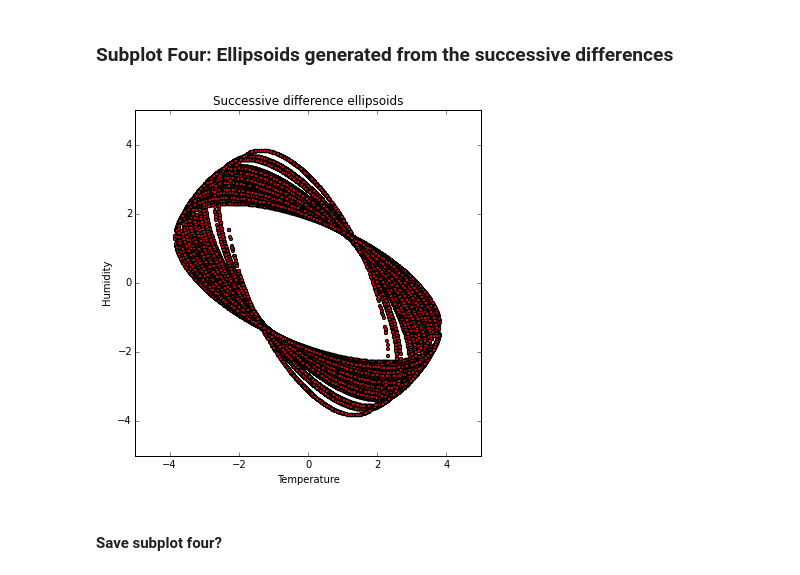
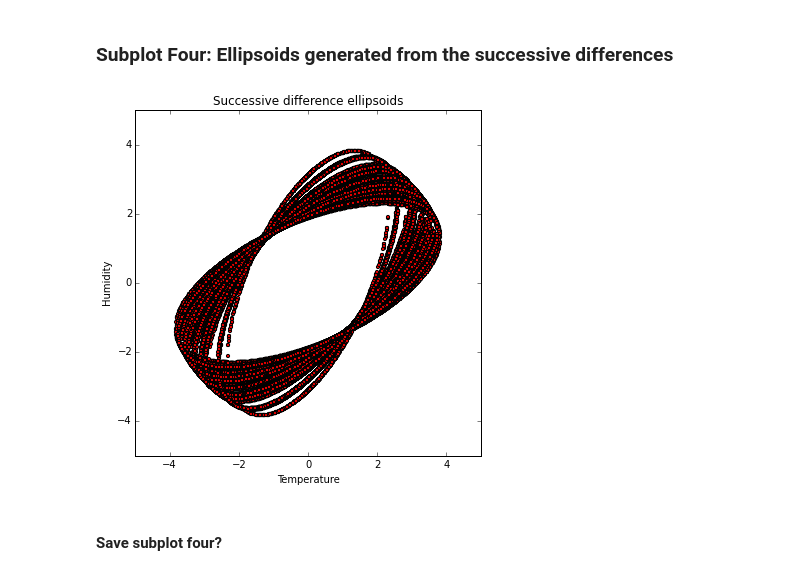
Before and after one commit to HarryRybacki-zz/SensorDataResearchReproduction, a Jupyter notebook: AnomalyDetectionNotebook.ipynb, the cells around one changed output. Cells and saved outputs as stored; diff of their text form; code cells hidden in the pictures.

Commit message:
Ported to numpy and moved helpers to baseline for clarity.

```diff
--- a/AnomalyDetectionNotebook.ipynb
+++ b/AnomalyDetectionNotebook.ipynb
@@ -25,6 +26,7 @@ ibrl_sensor_measurements_file = "./datasets/Reduced2530K.csv"
 # Create dictionary of original sensors mapping to their measurements
 # x1, x2, ..., xn where xi = (ti', hi') and X = (T, H)
 measurements = helpers.read_ibrl_data(ibrl_sensor_measurements_file)
+measurements_np = baseline.read_ibrl_data(ibrl_sensor_measurements_file)
 # %% [output]
 Total rows: 171848
 Total incomplete rows: 0
@@ -36,6 +40,7 @@ Total incomplete rows: 0
 # Shuffle measurements
 # y1, y2, ..., yn
 shuffled_measurements = helpers.randomize_readings(measurements)
+shuffled_measurements_np = baseline.randomize_readings(measurements_np)
 # %% [markdown]
 ### Permute sensor readings (ALTERNATIVE APPROACH)
 # %%
@@ -47,4 +52,14 @@ shuffled_measurements = helpers.randomize_readings(measurements)
 # %%
 # Calculate successive differences and construct the lookup table
 # p1 = y2-y1, p2 = y3-y2, ... pn-1 = yn - yn-1 where pi = (ti, hi) and P = (T', H')
+
+# With shuffling
 differences, lookup_table = helpers.generate_differences(shuffled_measurements)
+differences_np, lookup_table_np = baseline.generate_differences(shuffled_measurements_np)
+
+# Without shuffling
+#differences, lookup_table = helpers.generate_differences(measurements)
+#differences_np, lookup_table_np = baseline.generate_differences(measurements_np)
+
+print [reading[0] for reading in differences['1'][:5]]
+print differences_np['1'][0][:5]
@@ -177,17 +196,17 @@ for sensor in standardized_differences:
 # %%
 succ_diff_ellipsoids_fig = pyplot.figure(figsize=(6, 6))
 succ_diff_ellipsoids_axes = succ_diff_ellipsoids_fig.add_axes([0.1, 0.1, 0.8, 0.8],
                                                               title='Successive difference ellipsoids',
                                                               xlabel='Temperature',
                                                               ylabel='Humidity')
-for sensor in differences:
-    ellipsoid_params = helpers.generate_ellipsoid(differences[sensor], 1.7601, 4.1168)
+for sensor_id, sensor_readings in differences_np.iteritems():
+    ellipsoid_params = baseline.generate_ellipsoid(sensor_readings, 1.7601, 4.1168)
     succ_diff_ellipsoids_axes.scatter([reading[0] for reading in ellipsoid_params['ellipsoid_points']],
                                       [reading[1] for reading in ellipsoid_params['ellipsoid_points']],
                                       s=10,
                                       c='r')
 # %% [output]
-[figure, old version]
+[figure, new version]
 # %% [markdown]
 #### Save subplot four?
 # %%
```
Also changed, not shown: parts of 36 cells of this notebook, 1 other file.
